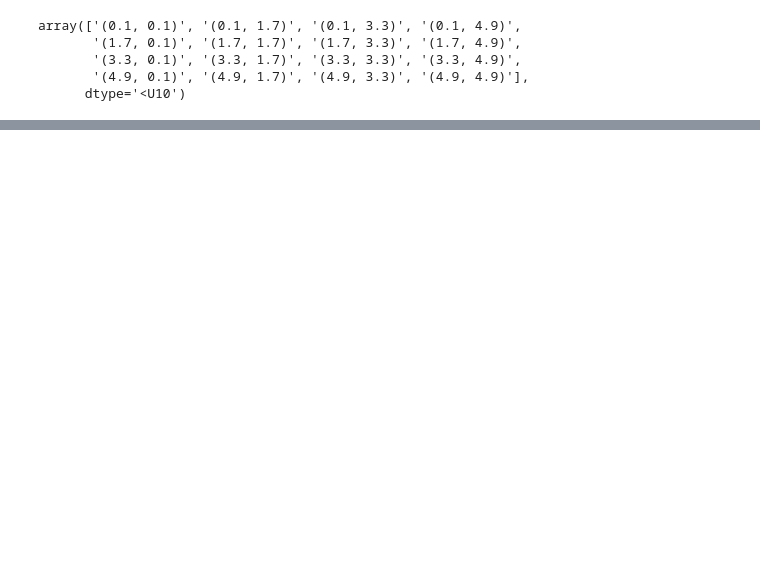
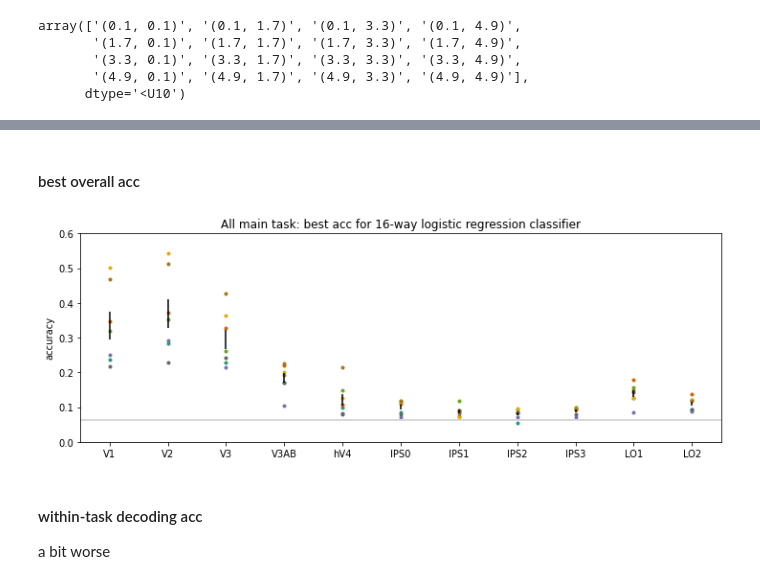
Before and after one commit to mmhenderson/shapeDim, a Jupyter notebook: Analysis/decoding/multiclass_decoding.ipynb, the cells around one changed output, grey strips where cells are left out. Drawn from its saved outputs; the diff is of its cells as text; code cells hidden in the pictures; blank space fills up the shorter version.

```diff
--- a/Analysis/decoding/multiclass_decoding.ipynb
+++ b/Analysis/decoding/multiclass_decoding.ipynb
@@ -47 +104,23 @@ subcolors = cm.Dark2(np.linspace(0,1,n_subjects))
+# %% [markdown]
+#### best overall acc
+# %%
+vals = dec['acc_overall']
+n_subj = vals.shape[0]
+n_rois = vals.shape[1]
+meanvals = np.mean(vals, axis=0)
+semvals = np.std(vals, axis=0)/np.sqrt(n_subj)
+plt.figure(figsize=(12,4))
+plt.errorbar(np.arange(n_rois), meanvals, semvals, linestyle='none',color='k', zorder=10)
+for si in range(n_subj):
+    plt.plot(np.arange(n_rois), vals[si,:], '.', color=subcolors[si,:])
+plt.xticks(np.arange(n_rois), roi_names);
+plt.ylim([0, 0.6])
+plt.axhline(1/16, color=[0.8, 0.8, 0.8])
+plt.ylabel('accuracy')
+plt.title('All main task: best acc for 16-way logistic regression classifier');
+# %% [output]
+[figure, added]
+# %% [markdown]
+#### within-task decoding acc
+a bit worse
 # %%
```
Also changed, not shown: parts of 36 cells of this notebook, 14 other files.
